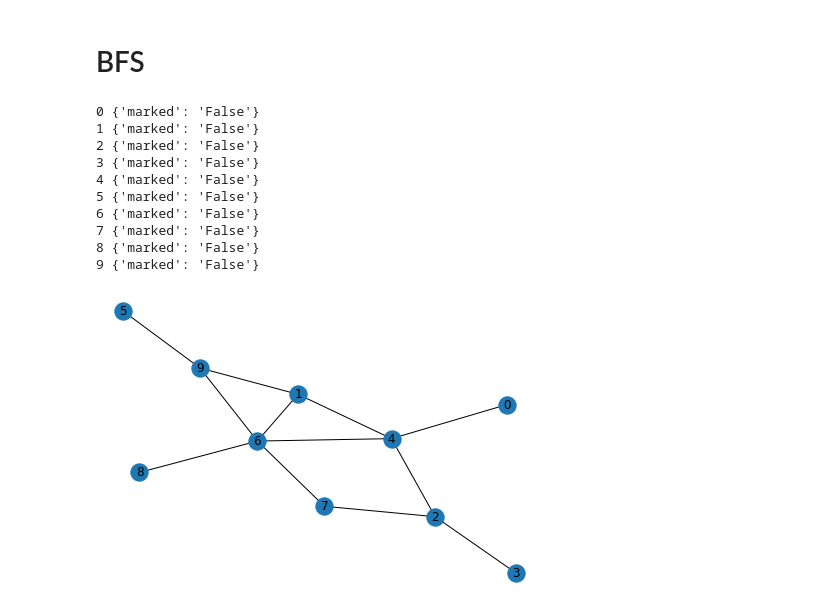
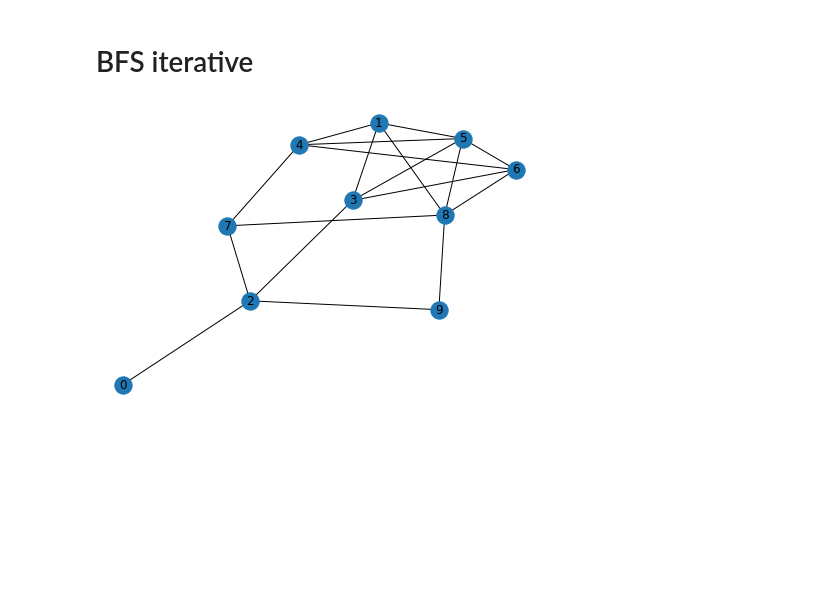
Before and after one commit to eytanohana/Graph-Algorithms, a Jupyter notebook: BFS.ipynb, the cells around one changed output. Cells and saved outputs as stored; diff of their text form; code cells hidden in the pictures; blank space fills up the shorter version.

```diff
--- a/BFS.ipynb
+++ b/BFS.ipynb
@@ -6,23 +5,9 @@ from helper import draw_graph
 # %% [markdown]
-# BFS
+# BFS iterative
 # %%
 G = nx.erdos_renyi_graph(10, 0.3)
 
-for node in G:
-    G.nodes[node]['marked'] = 'False'
-    print(node, G.nodes[node])
-
 nx.draw(G, with_labels=True)
 # %% [output]
-0 {'marked': 'False'}
-1 {'marked': 'False'}
-2 {'marked': 'False'}
-3 {'marked': 'False'}
-4 {'marked': 'False'}
-5 {'marked': 'False'}
-6 {'marked': 'False'}
-7 {'marked': 'False'}
-8 {'marked': 'False'}
-9 {'marked': 'False'}
-[figure, old version]
+[figure, new version]
 # %%
```
Also changed, not shown: parts of 4 cells of this notebook.
